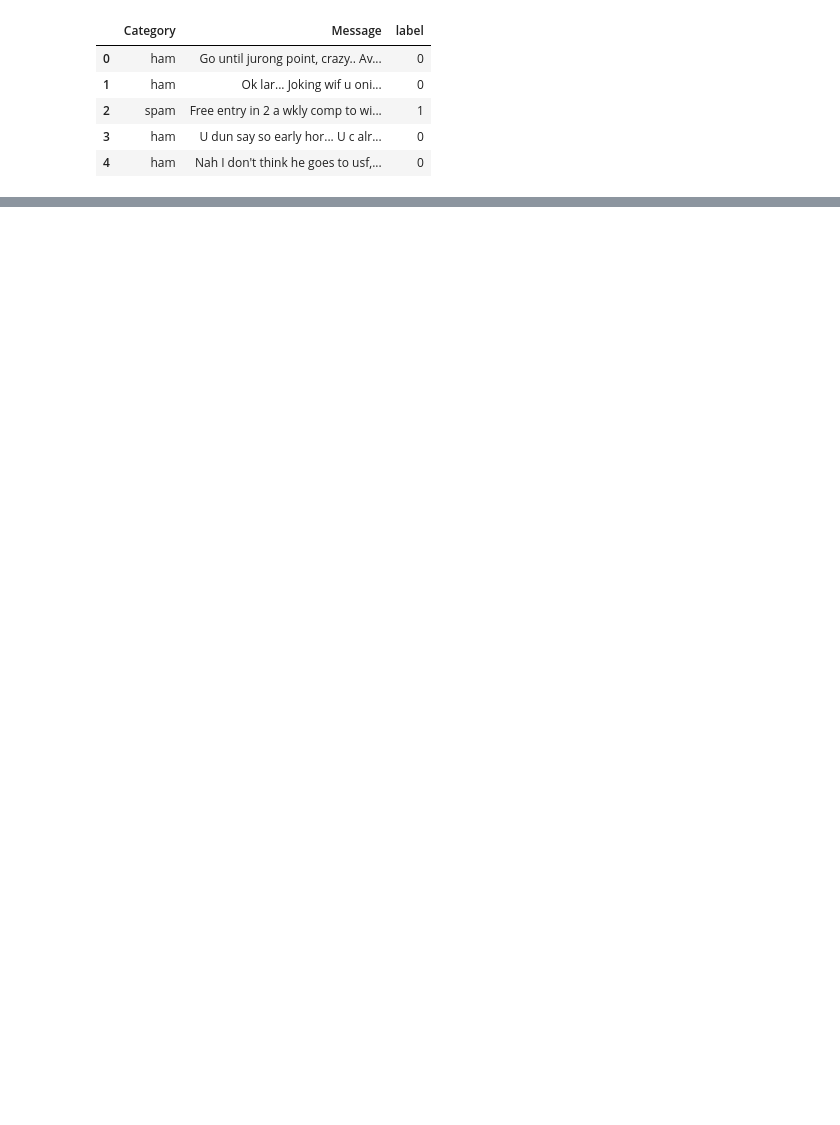
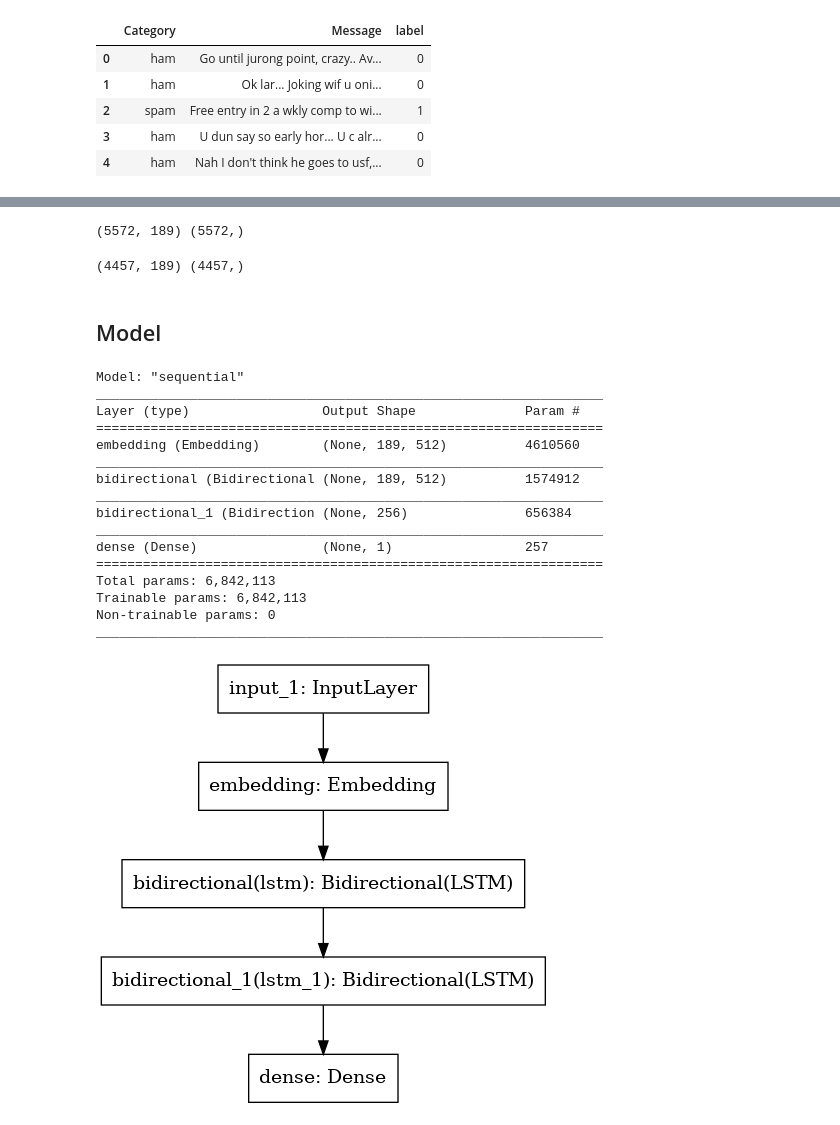
Before and after one commit to geekycodess/Spam-Message-Detector, a Jupyter notebook: LSTM Model.ipynb, the cells around one changed output, grey strips where cells are left out. Saved outputs shown, nothing was run; the diff lists cells and outputs as text; code cells hidden in the pictures; blank space fills up the shorter version.

Commit message:
Model is ready.

```diff
--- a/LSTM Model.ipynb
+++ b/LSTM Model.ipynb
@@ -27,0 +45,3 @@ len(tokenizer.word_index)
+# %%
+Num=len(tokenizer.word_index)+1
+Num
@@ -37,0 +85,40 @@ data.head()
+# %%
+Y=np.array(data.label)
+print(X.shape, Y.shape)
+# %% [output]
+(5572, 189) (5572,)
+# %%
+x_train, x_val, y_train, y_val = train_test_split(X, Y, random_state=35, test_size=0.2)
+print(x_train.shape, y_train.shape)
+# %% [output]
+(4457, 189) (4457,)
+# %% [markdown]
+## Model
+# %%
+model = Sequential([
+    Input(shape=(189,)),
+    Embedding(Num, 512),
+    Bidirectional(LSTM(256, return_sequences=True, dropout=0.25)),
+    Bidirectional(LSTM(128, dropout=0.25)),
+    Dense(1, activation='sigmoid')
+])
+model.summary()
+plot_model(model)
+# %% [output]
+Model: "sequential"
+_________________________________________________________________
+Layer (type)                 Output Shape              Param #
+=================================================================
+embedding (Embedding)        (None, 189, 512)          4610560
+_________________________________________________________________
+bidirectional (Bidirectional (None, 189, 512)          1574912
+_________________________________________________________________
+bidirectional_1 (Bidirection (None, 256)               656384
+_________________________________________________________________
+dense (Dense)                (None, 1)                 257
+=================================================================
+Total params: 6,842,113
+Trainable params: 6,842,113
+Non-trainable params: 0
+_________________________________________________________________
+[figure, added]
```
Also changed, not shown: parts of 18 cells of this notebook, 3 other files.
